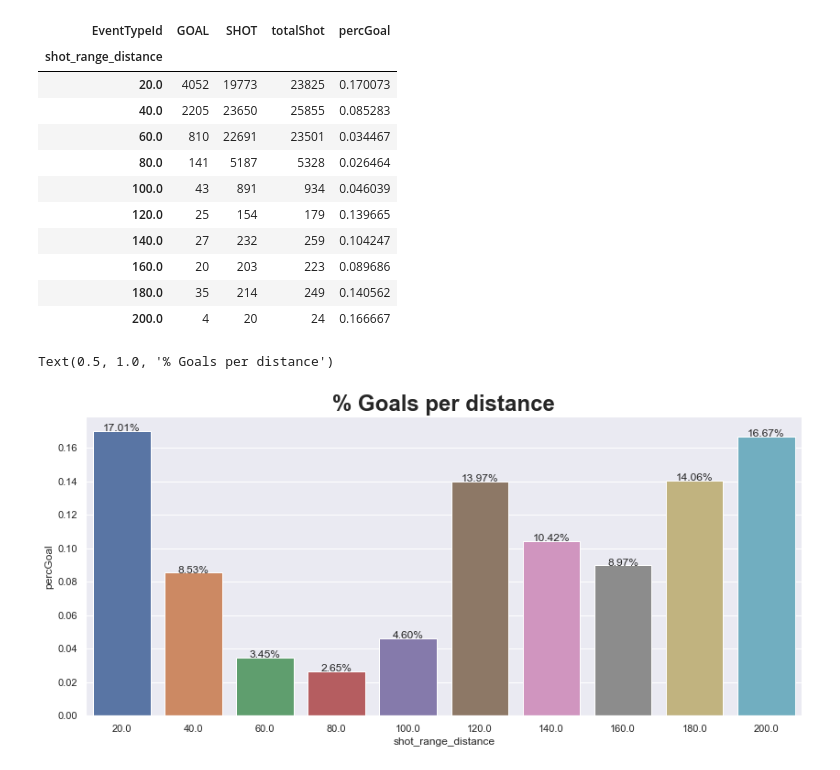
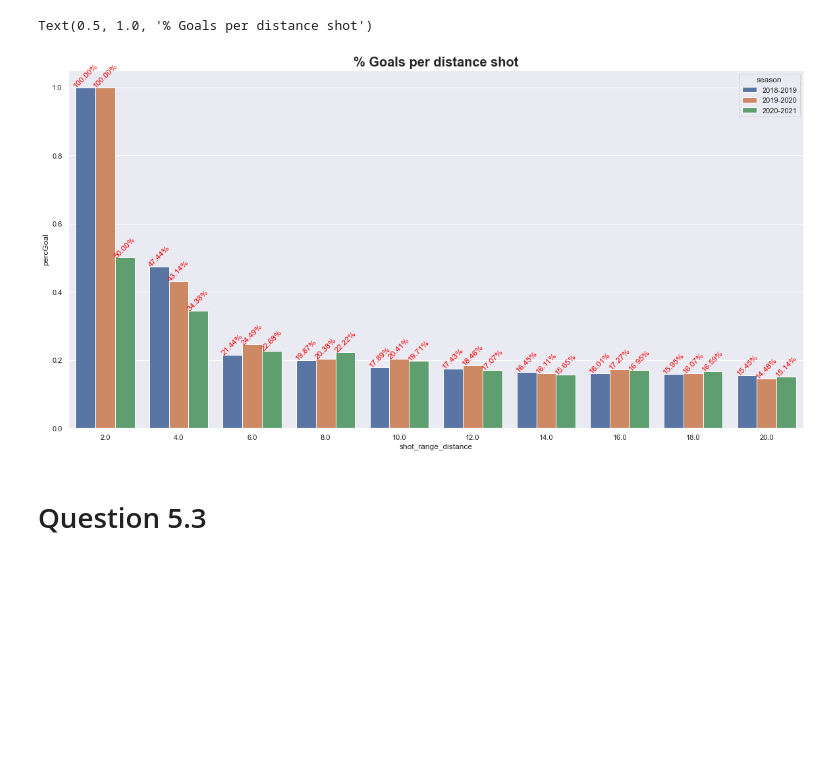
Before and after one commit to ArchambaultP/NHL-Notebooks, a Jupyter notebook: notebooks/simple_visualizations.ipynb, the cells around one changed output. Saved outputs shown, nothing was run; the diff lists cells and outputs as text; code cells hidden in the pictures; blank space fills up the shorter version.

```diff
--- a/notebooks/simple_visualizations.ipynb
+++ b/notebooks/simple_visualizations.ipynb
@@ -69,0 +124,7 @@ Text(0.5, 1.0, '% Goals per shot type 2016-2017')
+# %%
+df2_2018 = goal_shot_distance(df_2018, "2018-2019", 2,20)
+df2_2019 = goal_shot_distance(df_2019, "2019-2020", 2,20)
+df2_2020 = goal_shot_distance(df_2020, "2020-2021", 2,20)
+df2 = pd.concat([df2_2018,df2_2019,df2_2020], axis=0)
+df2.reset_index( inplace=True)
+df2
@@ -70 +149,18 @@ Text(0.5, 1.0, '% Goals per shot type 2016-2017')
+# %%
+sns.set(rc={'figure.figsize':(20,10)})
+
+p1 = sns.barplot(x="shot_range_distance", y='percGoal', hue="season", data=df2)
+
+for p in p1.patches:
+        _x = p.get_x() + p.get_width() / 2
+        _y = p.get_y() + p.get_height()
+        value = '{:.2f}%'.format(p.get_height()*100)
+        p1.text(_x, _y, value, ha="center", fontsize = 12, color="red", rotation=45)
+
+p1.set_title("% Goals per distance shot", fontdict= { 'fontsize': 20, 'fontweight':'bold'})
+# %% [output]
+Text(0.5, 1.0, '% Goals per distance shot')
+[figure, added]
+# %% [markdown]
+# Question 5.3
 # %%
@@ -78,36 +178,0 @@ df1["shot_range_distance"] = df1["shot_distance"].floordiv(20)*20+20
-# %%
-df2 = df1[['EventTypeId','shot_range_distance']].groupby(['shot_range_distance', 'EventTypeId'])['shot_range_distance'].size().unstack().fillna(0)
-df2['totalShot']=df2['SHOT']+df2['GOAL']
-df2['percGoal']=0
-df2['percGoal']=df2['GOAL']/df2['totalShot']
-df2.sort_values(by='shot_range_distance', ascending=True)
-# %% [output]
-| EventTypeId | GOAL | SHOT | totalShot | percGoal |
-| shot_range_distance |  |  |  |  |
-| 20.0 | 4052 | 19773 | 23825 | 0.170073 |
-| 40.0 | 2205 | 23650 | 25855 | 0.085283 |
-| 60.0 | 810 | 22691 | 23501 | 0.034467 |
-| 80.0 | 141 | 5187 | 5328 | 0.026464 |
-| 100.0 | 43 | 891 | 934 | 0.046039 |
-| 120.0 | 25 | 154 | 179 | 0.139665 |
-| 140.0 | 27 | 232 | 259 | 0.104247 |
-| 160.0 | 20 | 203 | 223 | 0.089686 |
-| 180.0 | 35 | 214 | 249 | 0.140562 |
-| 200.0 | 4 | 20 | 24 | 0.166667 |
-# %%
-sns.set(rc={'figure.figsize':(14,6)})
-
-p1 = sns.barplot(
-        data=df2,
-        x=df2.index, y="percGoal")
-
-for p in p1.patches:
-        _x = p.get_x() + p.get_width() / 2
-        _y = p.get_y() + p.get_height()
-        value = '{:.2f}%'.format(p.get_height()*100)
-        p1.text(_x, _y, value, ha="center")
-
-p1.set_title("% Goals per distance", fontdict= { 'fontsize': 24, 'fontweight':'bold'})
-# %% [output]
-Text(0.5, 1.0, '% Goals per distance')
-[figure, removed]
```
Also changed, not shown: parts of 20 cells of this notebook.
